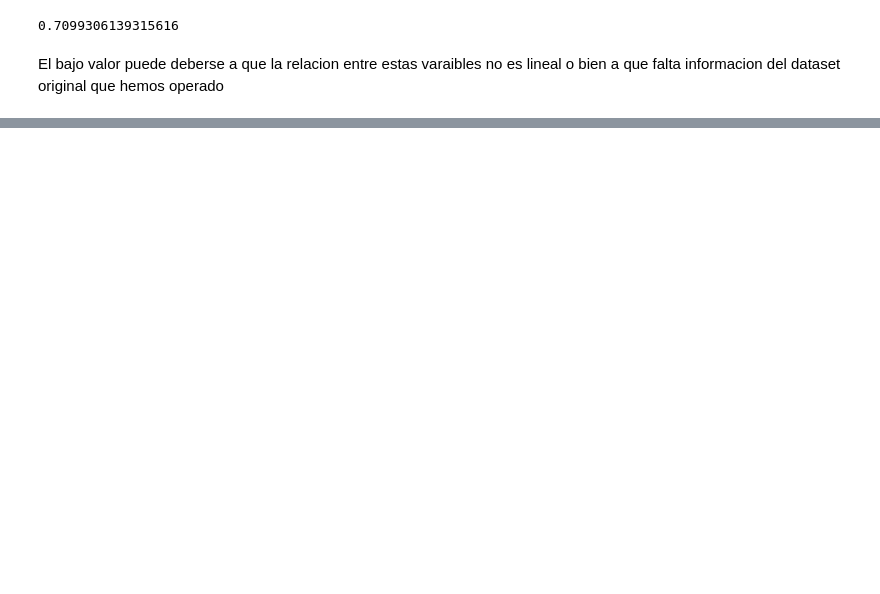
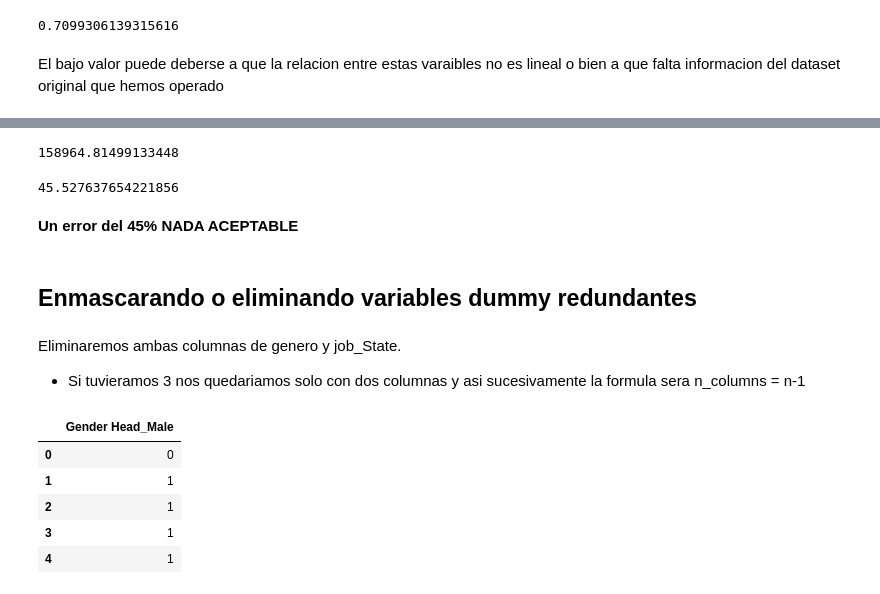
Before and after one commit to luisbenitez02/MachineLearningExamples, a Jupyter notebook: notebooks/02-MultiLinnearRegression-Categorical Varaibles.ipynb, the cells around one changed output, grey strips where cells are left out. Saved outputs shown, nothing was run; the diff lists cells and outputs as text; code cells hidden in the pictures; blank space fills up the shorter version.

```diff
--- a/notebooks/02-MultiLinnearRegression-Categorical Varaibles.ipynb
+++ b/notebooks/02-MultiLinnearRegression-Categorical Varaibles.ipynb
@@ -170,7 +170,7 @@ data_new.head()
 # %% [markdown]
 Agregamos ahora el State Job
 # %%
-data_new = data_new[column_names].join(dummy_city_tier)
+data_new = data_new[column_names].join(dummy_stateJob)
 data_new.head()
 # %% [output]
 |  | Total Household Income | Main Source of Income | Total Income from Entrepreneurial... | Household Head Sex | ... |
@@ -226,0 +244,2 @@ El bajo valor puede deberse a que la relacion entre estas varaibles no es lineal
+# %%
+data_new["predict"]=lm.predict(X) # realizo prediccion
@@ -226,0 +269,28 @@ El bajo valor puede deberse a que la relacion entre estas varaibles no es lineal
+# %%
+sales_mean=np.mean(data_new["Total Expenses"])
+sales_mean
+# %% [output]
+158964.81499133448
+# %%
+error = RSE/sales_mean
+error*100 #100 para hacerlo en porcentaje
+# %% [output]
+45.527637654221856
+# %% [markdown]
+**Un error del 45% NADA ACEPTABLE**
+# %% [markdown]
+## Enmascarando o eliminando variables dummy redundantes
+# %% [markdown]
+Eliminaremos ambas columnas de genero y job_State.
+* Si tuvieramos 3 nos quedariamos solo con dos columnas y asi sucesivamente la formula sera n_columns = n-1
+# %%
+#eliminamos una columna de genero
+dummy_genderHead = pd.get_dummies(data_new["Household Head Sex"], prefix="Gender Head").iloc[:,1:]
+dummy_genderHead.head()
+# %% [output]
+|  | Gender Head_Male |
+| 0 | 0 |
+| 1 | 1 |
+| 2 | 1 |
+| 3 | 1 |
+| 4 | 1 |
```
Also changed, not shown: parts of 12 cells of this notebook.
